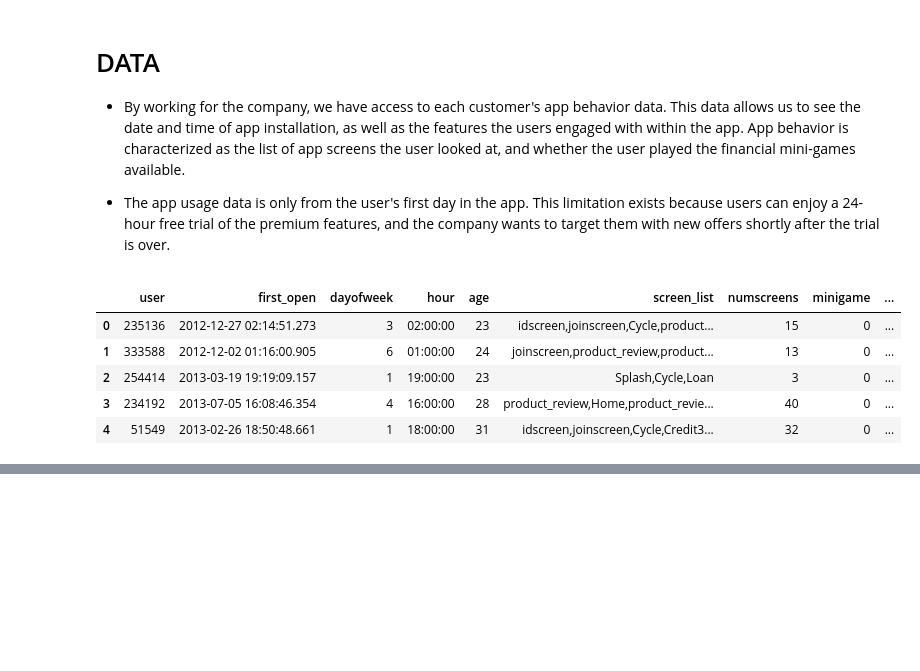
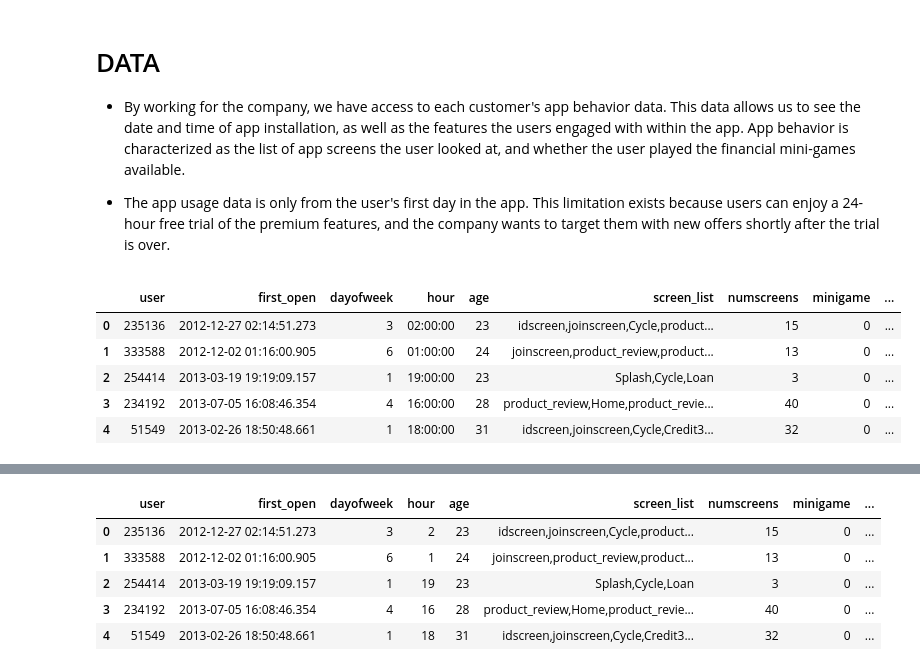
Before and after one commit to saimaharana4/ML_DL_Project, a Jupyter notebook: app-usage-analysis-churn-rate.ipynb, the cells around one changed output, grey strips where cells are left out. Drawn from its saved outputs; the diff is of its cells as text; code cells hidden in the pictures; blank space fills up the shorter version.

```diff
--- a/app-usage-analysis-churn-rate.ipynb
+++ b/app-usage-analysis-churn-rate.ipynb
@@ -54,0 +58,9 @@ df.head()
+# %%
+df.head()
+# %% [output]
+|  | user | first_open | dayofweek | hour | age | screen_list | numscreens | minigame | ... |
+| 0 | 235136 | 2012-12-27 02:14:51.273 | 3 | 2 | 23 | idscreen,joinscreen,Cycle,product... | 15 | 0 | ... |
+| 1 | 333588 | 2012-12-02 01:16:00.905 | 6 | 1 | 24 | joinscreen,product_review,product... | 13 | 0 | ... |
+| 2 | 254414 | 2013-03-19 19:19:09.157 | 1 | 19 | 23 | Splash,Cycle,Loan | 3 | 0 | ... |
+| 3 | 234192 | 2013-07-05 16:08:46.354 | 4 | 16 | 28 | product_review,Home,product_revie... | 40 | 0 | ... |
+| 4 | 51549 | 2013-02-26 18:50:48.661 | 1 | 18 | 31 | idscreen,joinscreen,Cycle,Credit3... | 32 | 0 | ... |
```
Also changed, not shown: parts of 4 cells of this notebook.
